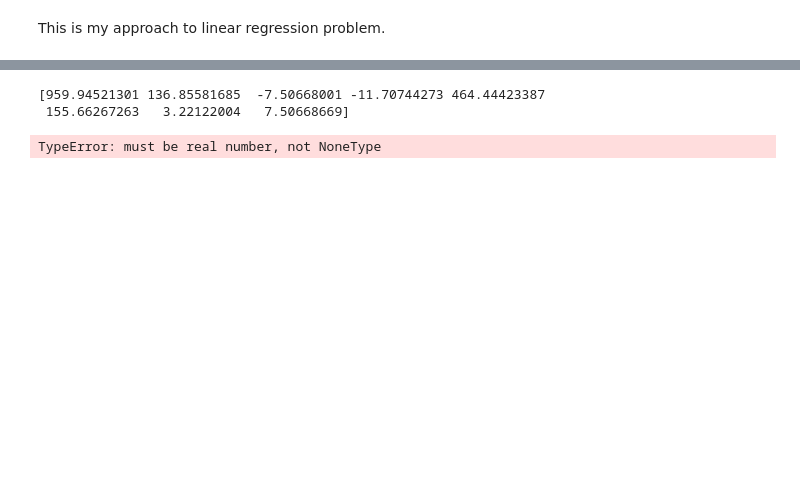
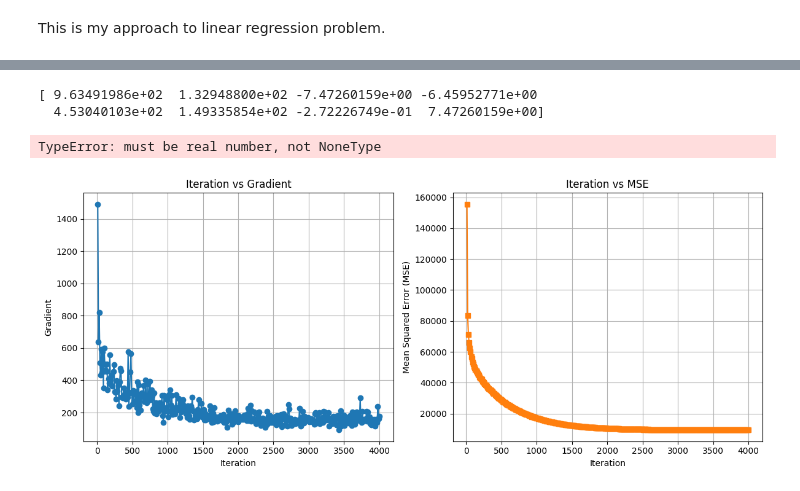
Before and after one commit to xAsylum/linear_regression, a Jupyter notebook: notebook.ipynb, the cells around one changed output, grey strips where cells are left out. Drawn from its saved outputs; the diff is of its cells as text; code cells hidden in the pictures; blank space fills up the shorter version.

```diff
--- a/notebook.ipynb
+++ b/notebook.ipynb
@@ -62,10 +107,10 @@ Test Set MSE: 14100.736826811188
 # %%
 model.set_parameters(base_function=Linear())
-model.solve_analytically(0.00001)
+model.solve_analytically(0.1)
 print(model.theta)
 # %% [output]
-[959.94521301 136.85581685  -7.50668001 -11.70744273 464.44423387
- 155.66267263   3.22122004   7.50668669]
+[ 9.63491986e+02  1.32948800e+02 -7.47260159e+00 -6.45952771e+00
+  4.53040103e+02  1.49335854e+02 -2.72226749e-01  7.47260159e+00]
 # %%
 from random import randrange
 i = randrange(0, len(model.test) - 1, 1)
@@ -75,3 +120,7 @@ np.set_printoptions(precision=2)
 print(f"prediction: {"%0.2f" %  p}. actual: {"%0.2f" %  a}, error = {"%0.2f" % (abs(p - a) / a * 100)}%")
 # %% [output]
 TypeError: must be real number, not NoneType
+# %%
+model.plot_learning_curves()
+# %% [output]
+[figure, added]
```
Also changed, not shown: parts of 8 cells of this notebook, 10 other files.
